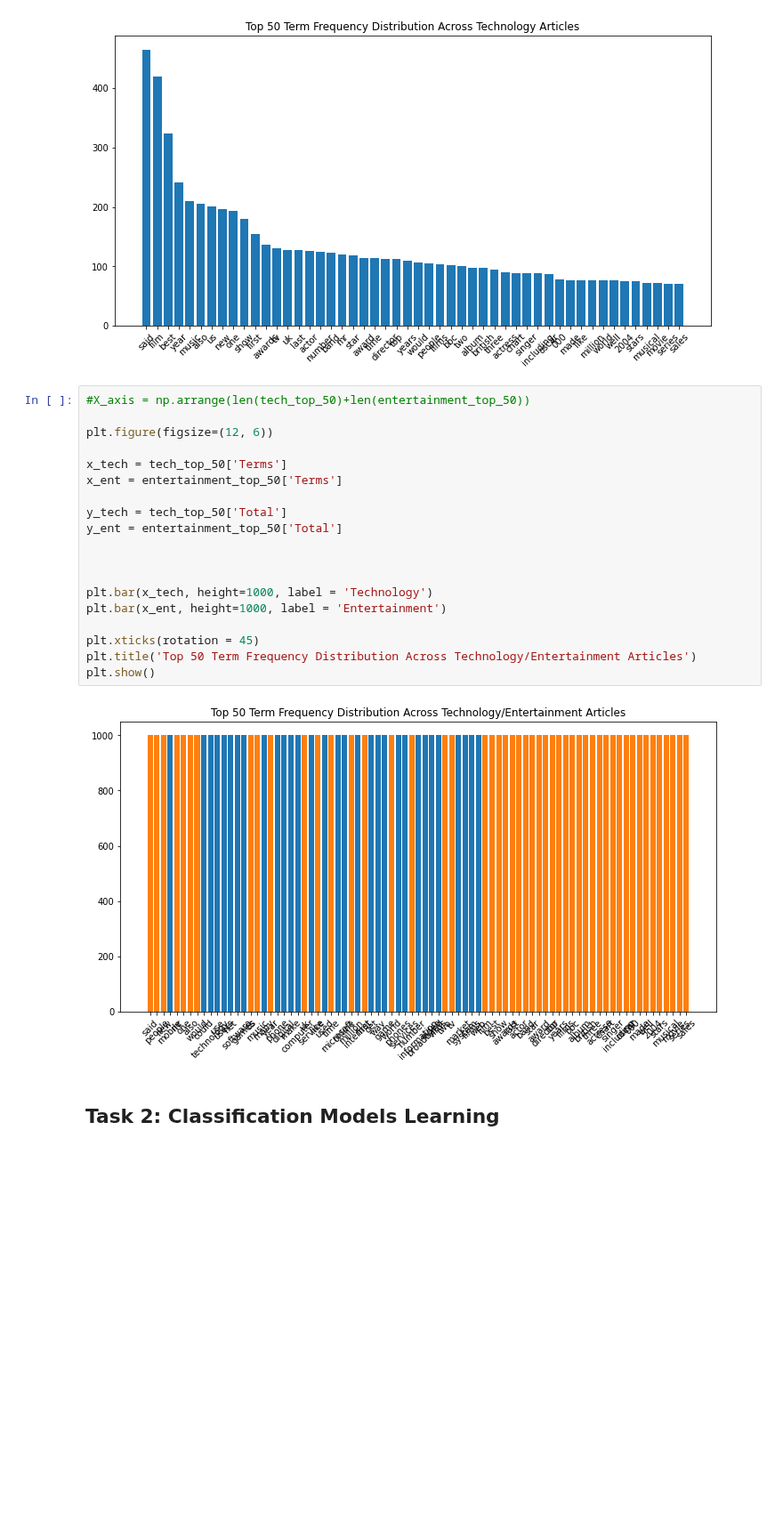
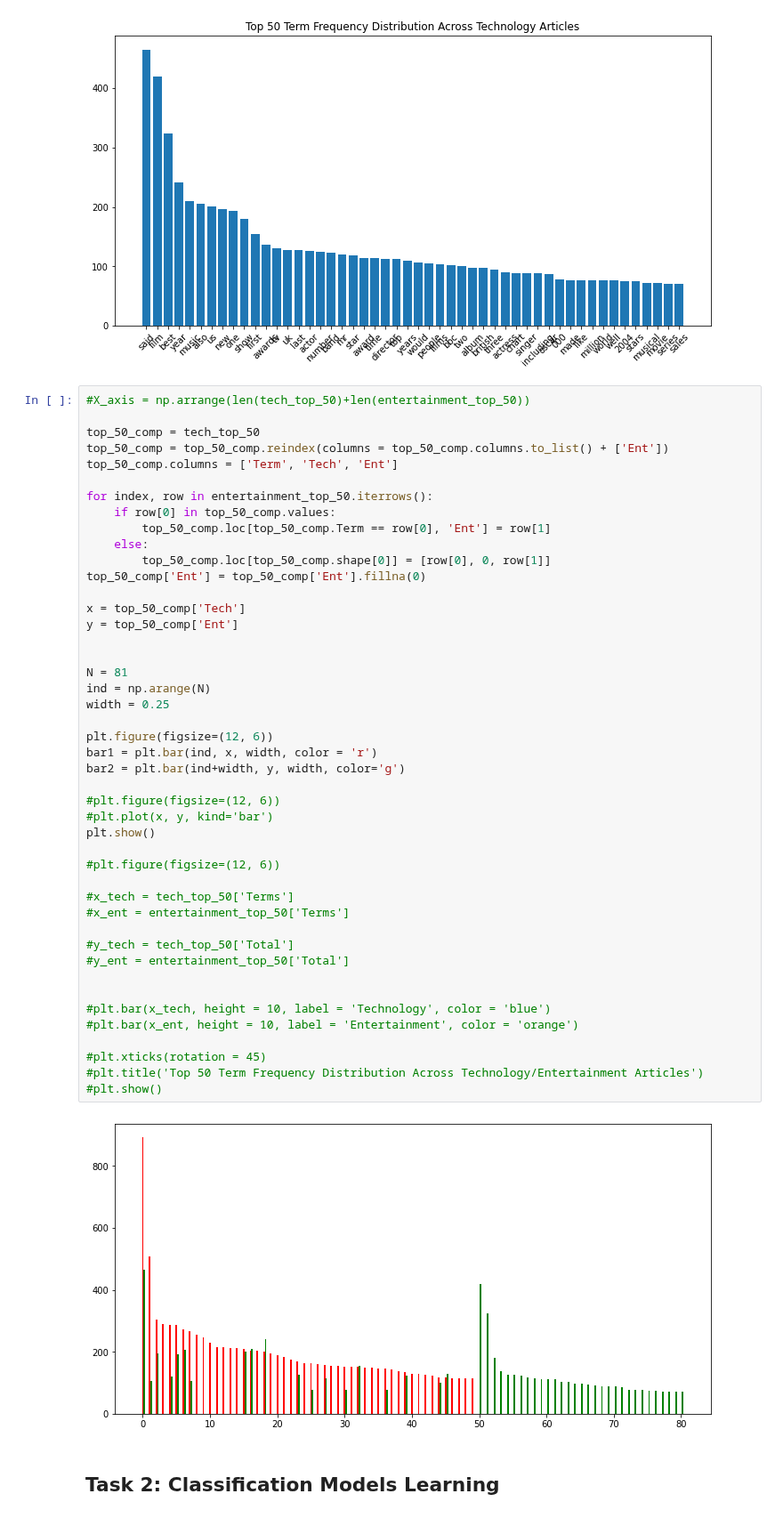
Before and after one commit to waldosingleton/Assignment_3, a Jupyter notebook: Group_1.ipynb, the cells around one changed output. Shown at 89% size. Cells and saved outputs as stored; diff of their text form; blank space fills up the shorter version.

```diff
--- a/Group_1.ipynb
+++ b/Group_1.ipynb
@@ -256,24 +254,50 @@ plt.show()
 # %%
 #X_axis = np.arrange(len(tech_top_50)+len(entertainment_top_50))
 
-plt.figure(figsize=(12, 6))
+top_50_comp = tech_top_50
+top_50_comp = top_50_comp.reindex(columns = top_50_comp.columns.to_list() + ['Ent'])
+top_50_comp.columns = ['Term', 'Tech', 'Ent']
 
-x_tech = tech_top_50['Terms']
-x_ent = entertainment_top_50['Terms']
+for index, row in entertainment_top_50.iterrows():
+    if row[0] in top_50_comp.values:
+        top_50_comp.loc[top_50_comp.Term == row[0], 'Ent'] = row[1]
+    else:
+        top_50_comp.loc[top_50_comp.shape[0]] = [row[0], 0, row[1]]
+top_50_comp['Ent'] = top_50_comp['Ent'].fillna(0)
 
-y_tech = tech_top_50['Total']
-y_ent = entertainment_top_50['Total']
+x = top_50_comp['Tech']
+y = top_50_comp['Ent']
 
 
+N = 81
+ind = np.arange(N)
+width = 0.25
 
-plt.bar(x_tech, height=1000, label = 'Technology')
-plt.bar(x_ent, height=1000, label = 'Entertainment')
+plt.figure(figsize=(12, 6))
+bar1 = plt.bar(ind, x, width, color = 'r')
+bar2 = plt.bar(ind+width, y, width, color='g')
 
-plt.xticks(rotation = 45)
-plt.title('Top 50 Term Frequency Distribution Across Technology/Entertainment Articles')
+#plt.figure(figsize=(12, 6))
+#plt.plot(x, y, kind='bar')
 plt.show()
+
+#plt.figure(figsize=(12, 6))
+
+#x_tech = tech_top_50['Terms']
+#x_ent = entertainment_top_50['Terms']
+
+#y_tech = tech_top_50['Total']
+#y_ent = entertainment_top_50['Total']
+
+
+#plt.bar(x_tech, height = 10, label = 'Technology', color = 'blue')
+#plt.bar(x_ent, height = 10, label = 'Entertainment', color = 'orange')
+
+#plt.xticks(rotation = 45)
+#plt.title('Top 50 Term Frequency Distribution Across Technology/Entertainment Articles')
+#plt.show()
 # %% [output]
-[figure, old version]
+[figure, new version]
 # %% [markdown]
 ## Task 2: Classification Models Learning
 # %% [markdown]
```
Also changed, not shown: parts of 3 cells of this notebook, 1 other file.
